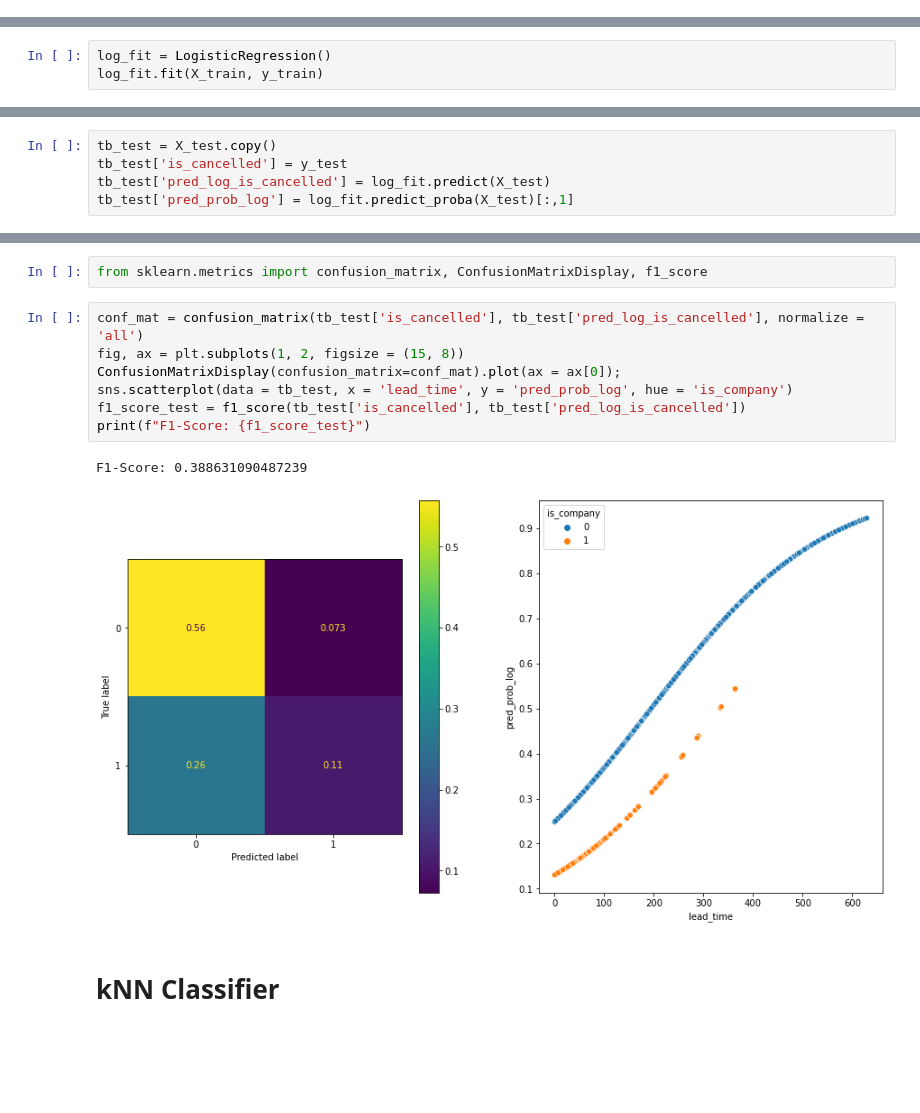
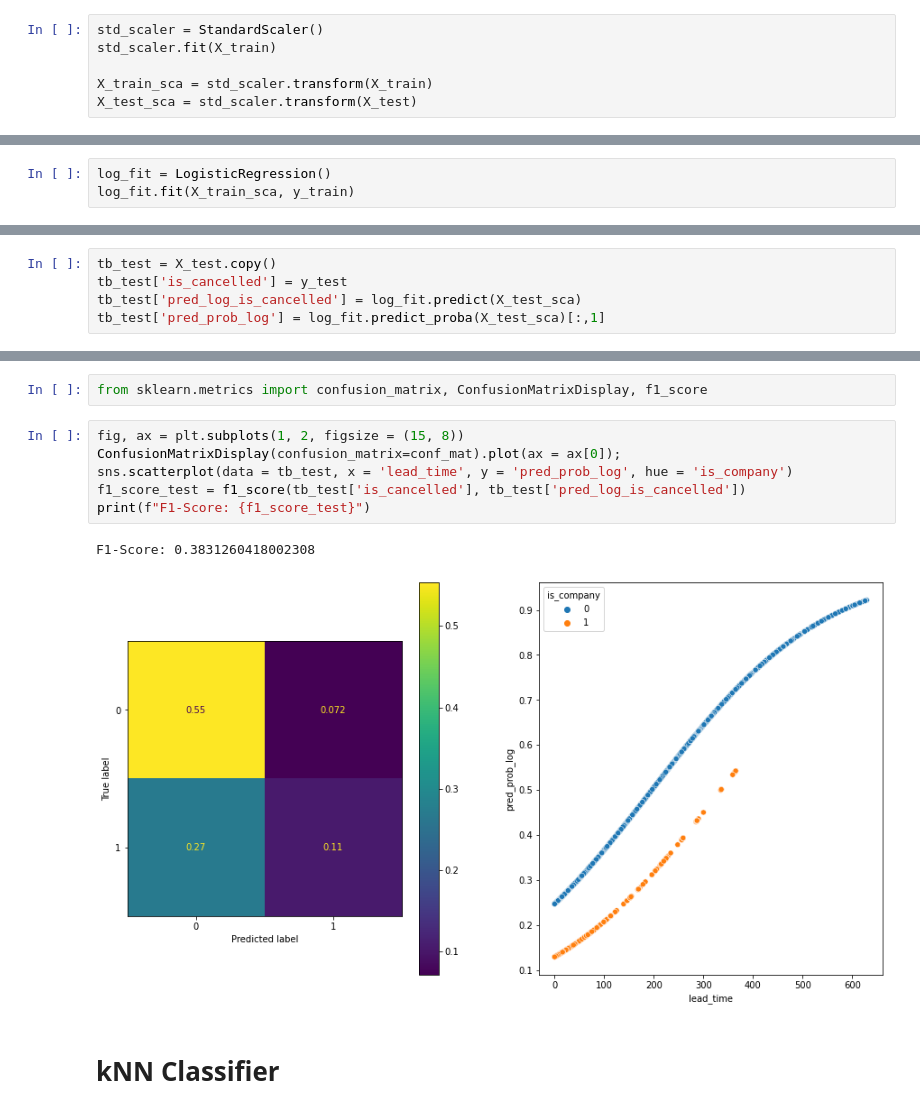
Before and after one commit to pedroteche-ih/DAFT_MEX_202209, a Jupyter notebook: ML Algorithms - Classification Problems.ipynb, the cells around one changed output, grey strips where cells are left out. Cells and saved outputs as stored; diff of their text form; blank space fills up the shorter version.

```diff
--- a/ML Algorithms - Classification Problems.ipynb
+++ b/ML Algorithms - Classification Problems.ipynb
@@ -28,3 +30,9 @@ X_train, X_test, y_train, y_test = train_test_split(X, y)
+# %%
+std_scaler = StandardScaler()
+std_scaler.fit(X_train)
+
+X_train_sca = std_scaler.transform(X_train)
+X_test_sca = std_scaler.transform(X_test)
 # %% [markdown]
 # Non-linear Classification Techniques
 # %% [markdown]
@@ -33,6 +41,6 @@ X_train, X_test, y_train, y_test = train_test_split(X, y)
 from sklearn.linear_model import LogisticRegression
 # %%
 log_fit = LogisticRegression()
-log_fit.fit(X_train, y_train)
+log_fit.fit(X_train_sca, y_train)
 # %% [output]
 LogisticRegression()
@@ -39,5 +63,5 @@ LogisticRegression()
 # %%
 tb_test = X_test.copy()
 tb_test['is_cancelled'] = y_test
-tb_test['pred_log_is_cancelled'] = log_fit.predict(X_test)
-tb_test['pred_prob_log'] = log_fit.predict_proba(X_test)[:,1]
+tb_test['pred_log_is_cancelled'] = log_fit.predict(X_test_sca)
+tb_test['pred_prob_log'] = log_fit.predict_proba(X_test_sca)[:,1]
@@ -44,15 +84,14 @@ tb_test['pred_prob_log'] = log_fit.predict_proba(X_test)[:,1]
 # %%
 from sklearn.metrics import confusion_matrix, ConfusionMatrixDisplay, f1_score
 # %%
-conf_mat = confusion_matrix(tb_test['is_cancelled'], tb_test['pred_log_is_cancelled'], normalize = 'all')
 fig, ax = plt.subplots(1, 2, figsize = (15, 8))
 ConfusionMatrixDisplay(confusion_matrix=conf_mat).plot(ax = ax[0]);
 sns.scatterplot(data = tb_test, x = 'lead_time', y = 'pred_prob_log', hue = 'is_company')
 f1_score_test = f1_score(tb_test['is_cancelled'], tb_test['pred_log_is_cancelled'])
 print(f"F1-Score: {f1_score_test}")
 # %% [output]
-F1-Score: 0.388631090487239
+F1-Score: 0.3831260418002308
-[figure, old version]
+[figure, new version]
 # %% [markdown]
 # kNN Classifier
 # %%
```
Also changed, not shown: parts of 21 cells of this notebook.
